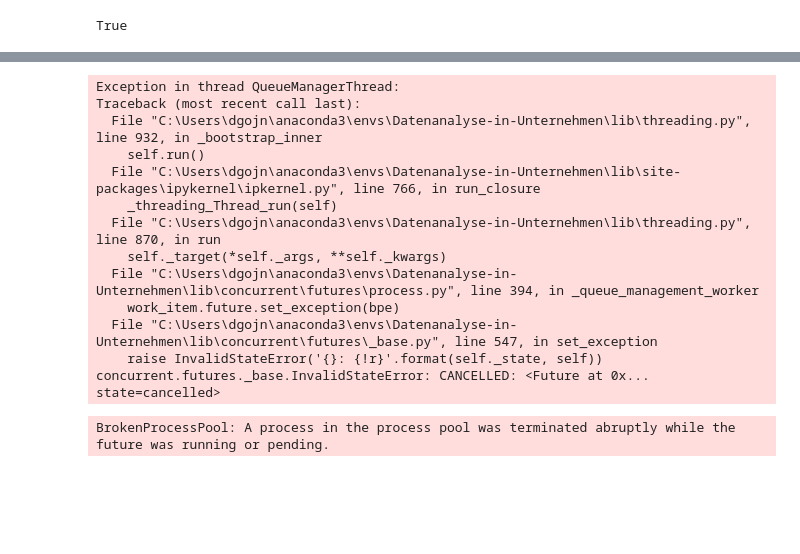
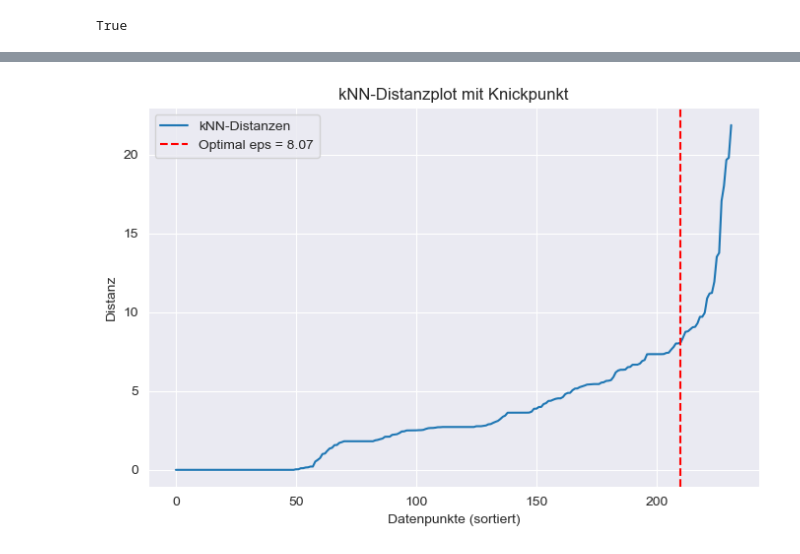
Before and after one commit to dgojny/Datenanalyse-in-Unternehmen, a Jupyter notebook: muster_cluster.ipynb, the cells around one changed output, grey strips where cells are left out. Drawn from its saved outputs; the diff is of its cells as text; code cells hidden in the pictures; blank space fills up the shorter version.

```diff
--- a/muster_cluster.ipynb
+++ b/muster_cluster.ipynb
@@ -92,29 +75,36 @@ Name: count, dtype: int64
 time_series_data = tmp_df.pivot_table(
     index="time",
     columns="olr",
-    values=["speed", "speeduncapped", "freeflow", "jamfactor", "traversability", "time_to_traverse", "congestion_level"],
+    values=["speeduncapped", "freeflow", "jamfactor", "traversability"],
     aggfunc="mean",
-).fillna(method="ffill")
+).fillna(-1)
+
+time_series_data.columns = ['_'.join(map(str, col)) for col in time_series_data.columns]
+time_series_data
 # %%
-scaler = StandardScaler()
-time_series_data_normalized = scaler.fit_transform(time_series_data.values.reshape(-1, time_series_data.shape[1]))
-
-time_series_data_normalized = pd.DataFrame(time_series_data_normalized, columns=time_series_data.columns, index=time_series_data.index)
-time_series_list = time_series_data_normalized.values.T.tolist()
+scaler = MinMaxScaler()
+time_series_data_normalized = scaler.fit_transform(time_series_data.values.T)
-# %%
-dtw_dist_matrix = distance_matrix(time_series_data_normalized)
-# %% [output]
-Exception in thread QueueManagerThread:
-Traceback (most recent call last):
-  File "C:\Users\dgojn\anaconda3\envs\Datenanalyse-in-Unternehmen\lib\threading.py", line 932, in _bootstrap_inner
-    self.run()
-  File "C:\Users\dgojn\anaconda3\envs\Datenanalyse-in-Unternehmen\lib\site-packages\ipykernel\ipkernel.py", line 766, in run_closure
-    _threading_Thread_run(self)
-  File "C:\Users\dgojn\anaconda3\envs\Datenanalyse-in-Unternehmen\lib\threading.py", line 870, in run
-    self._target(*self._args, **self._kwargs)
-  File "C:\Users\dgojn\anaconda3\envs\Datenanalyse-in-Unternehmen\lib\concurrent\futures\process.py", line 394, in _queue_management_worker
-    work_item.future.set_exception(bpe)
-  File "C:\Users\dgojn\anaconda3\envs\Datenanalyse-in-Unternehmen\lib\concurrent\futures\_base.py", line 547, in set_exception
-    raise InvalidStateError('{}: {!r}'.format(self._state, self))
-concurrent.futures._base.InvalidStateError: CANCELLED: <Future at 0x... state=cancelled>
-BrokenProcessPool: A process in the process pool was terminated abruptly while the future was running or pending.
+# %%
+X = time_series_data_normalized
+
+min_samples = 8
+
+nbrs = NearestNeighbors(n_neighbors=min_samples).fit(X)
+distances, indices = nbrs.kneighbors(X)
+
+distances = np.sort(distances[:, -1])
+
+knee = KneeLocator(range(len(distances)), distances, curve="convex", direction="increasing")
+optimal_eps = distances[knee.knee]
+
+# Plot
+plt.figure(figsize=(8, 5))
+plt.plot(distances, label="kNN-Distanzen")
+plt.axvline(x=knee.knee, color="r", linestyle="--", label=f"Optimal eps = {optimal_eps:.2f}")
+plt.title("kNN-Distanzplot mit Knickpunkt")
+plt.xlabel("Datenpunkte (sortiert)")
+plt.ylabel("Distanz")
+plt.legend()
+plt.show()
+# %% [output]
+[figure, added]
```
Also changed, not shown: parts of 10 cells of this notebook, 1 other file.
